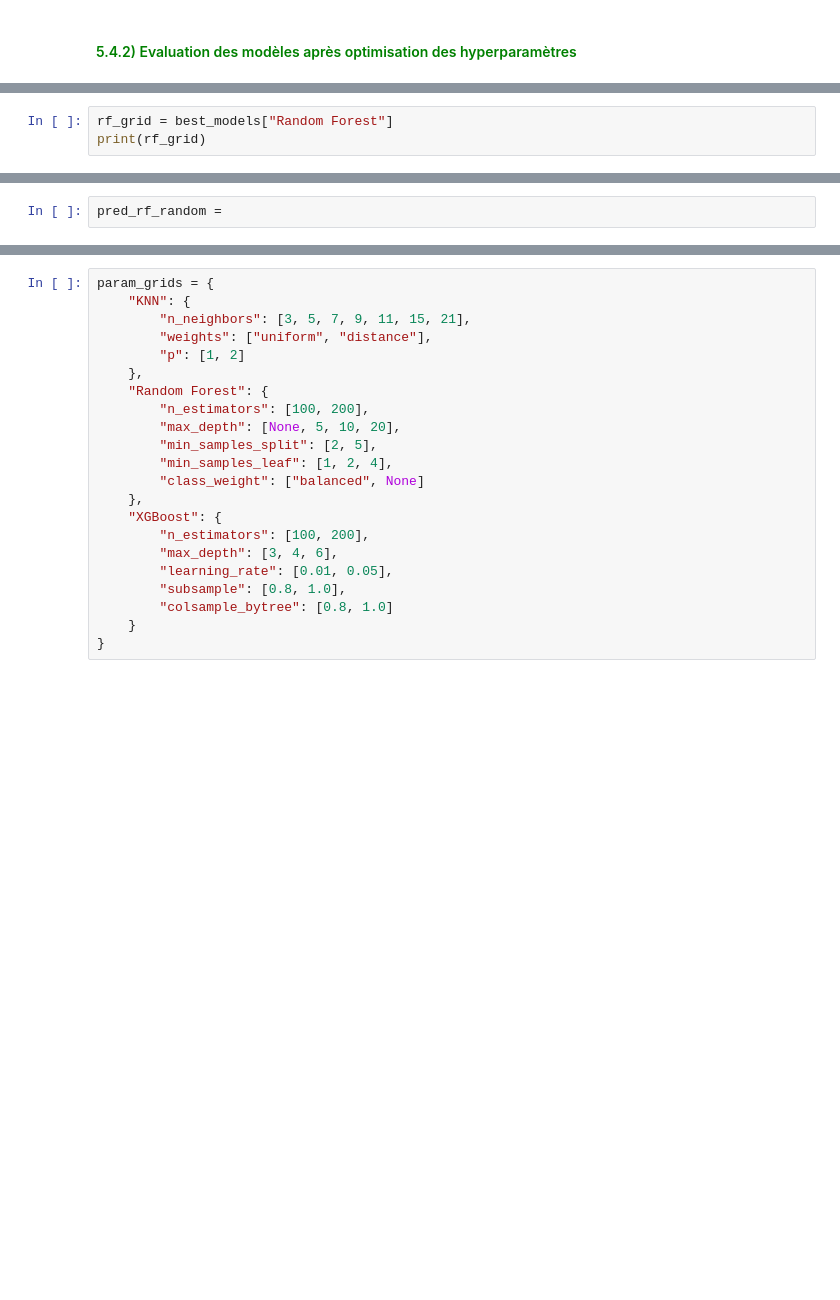
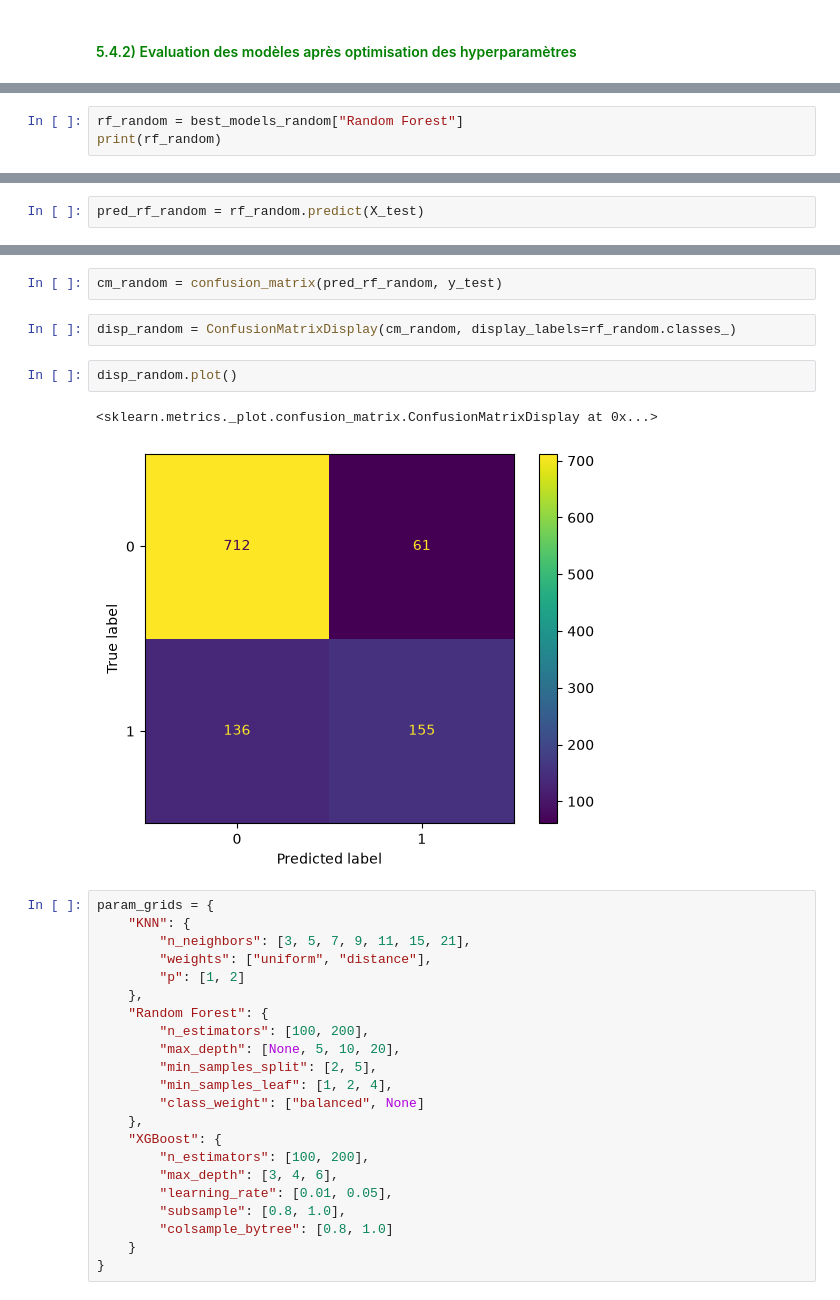
Before and after one commit to Yoann-Rabahi1/qualite_de_vin_ml_project, a Jupyter notebook: EDA.ipynb, the cells around one changed output, grey strips where cells are left out. Cells and saved outputs as stored; diff of their text form; blank space fills up the shorter version.

```diff
--- a/EDA.ipynb
+++ b/EDA.ipynb
@@ -824,7 +824,7 @@ precision_class1 : 0.598 ± 0.044
 recall_class1 : 0.414 ± 0.039
 accuracy : 0.838 ± 0.007
 # %%
-rf_grid = best_models["Random Forest"]
-print(rf_grid)
+rf_random = best_models_random["Random Forest"]
+print(rf_random)
 # %% [output]
 RandomForestClassifier(class_weight='balanced', max_depth=20,
@@ -833,2 +832,2 @@ RandomForestClassifier(class_weight='balanced', max_depth=20,
 # %%
-pred_rf_random =
+pred_rf_random = rf_random.predict(X_test)
@@ -835,3 +845,12 @@ pred_rf_random =
+# %%
+cm_random = confusion_matrix(pred_rf_random, y_test)
+# %%
+disp_random = ConfusionMatrixDisplay(cm_random, display_labels=rf_random.classes_)
+# %%
+disp_random.plot()
+# %% [output]
+<sklearn.metrics._plot.confusion_matrix.ConfusionMatrixDisplay at 0x...>
+[figure, added]
 # %%
 param_grids = {
     "KNN": {
```
Also changed, not shown: parts of 13 cells of this notebook.
